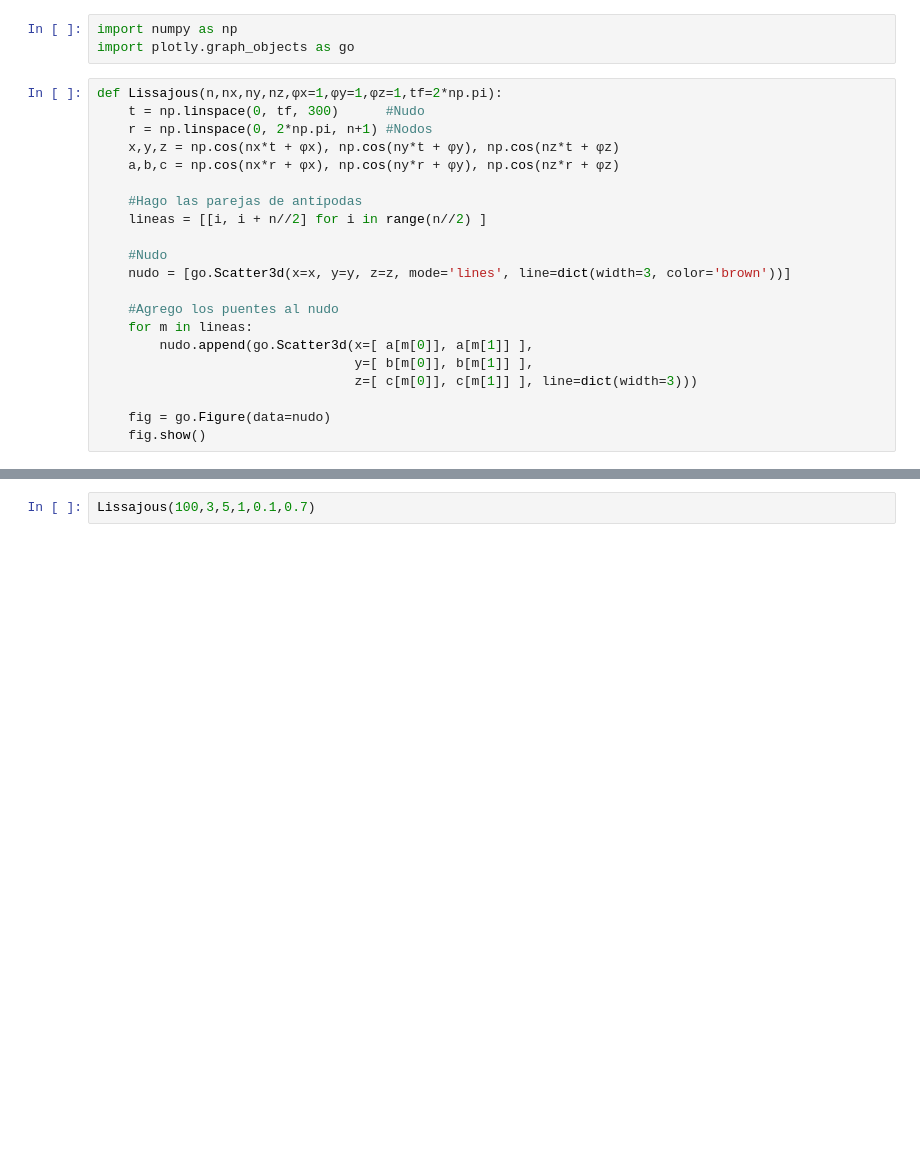
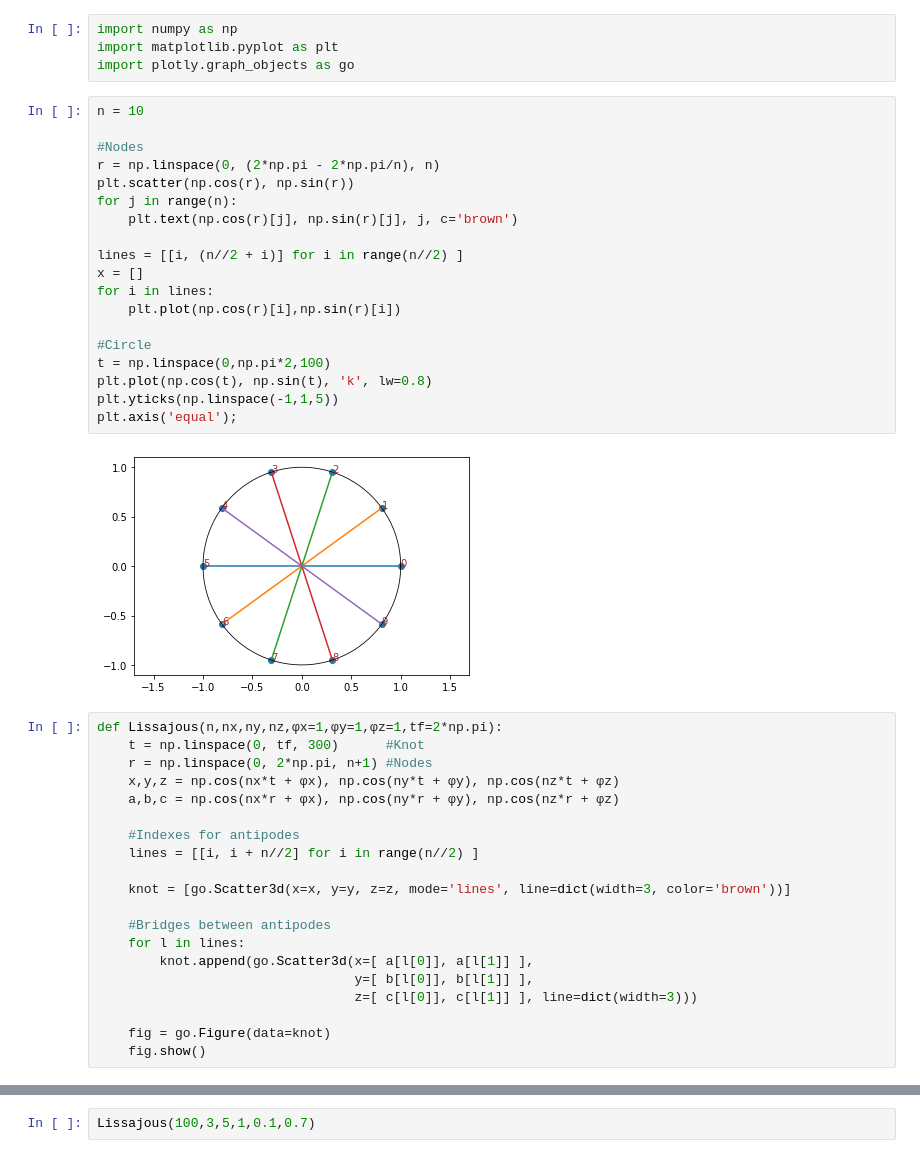
Before and after one commit to Fritz-Rodrigo/Lissajous_bridges, a Jupyter notebook: Lissajous with bridges.ipynb, the cells around one changed output, grey strips where cells are left out. Saved outputs shown, nothing was run; the diff lists cells and outputs as text; blank space fills up the shorter version.

```diff
--- a/Lissajous with bridges.ipynb
+++ b/Lissajous with bridges.ipynb
@@ -1,26 +1,47 @@
 # %%
 import numpy as np
+import matplotlib.pyplot as plt
 import plotly.graph_objects as go
+# %%
+n = 10
+
+#Nodes
+r = np.linspace(0, (2*np.pi - 2*np.pi/n), n)
+plt.scatter(np.cos(r), np.sin(r))
+for j in range(n):
+    plt.text(np.cos(r)[j], np.sin(r)[j], j, c='brown')
+
+lines = [[i, (n//2 + i)] for i in range(n//2) ]
+x = []
+for i in lines:
+    plt.plot(np.cos(r)[i],np.sin(r)[i])
+
+#Circle
+t = np.linspace(0,np.pi*2,100)
+plt.plot(np.cos(t), np.sin(t), 'k', lw=0.8)
+plt.yticks(np.linspace(-1,1,5))
+plt.axis('equal');
+# %% [output]
+[figure, added]
 # %%
 def Lissajous(n,nx,ny,nz,φx=1,φy=1,φz=1,tf=2*np.pi):
-    t = np.linspace(0, tf, 300)      #Nudo
-    r = np.linspace(0, 2*np.pi, n+1) #Nodos
+    t = np.linspace(0, tf, 300)      #Knot
+    r = np.linspace(0, 2*np.pi, n+1) #Nodes
     x,y,z = np.cos(nx*t + φx), np.cos(ny*t + φy), np.cos(nz*t + φz)
     a,b,c = np.cos(nx*r + φx), np.cos(ny*r + φy), np.cos(nz*r + φz)
 
-    #Hago las parejas de antípodas
-    lineas = [[i, i + n//2] for i in range(n//2) ]
+    #Indexes for antipodes
+    lines = [[i, i + n//2] for i in range(n//2) ]
 
-    #Nudo
-    nudo = [go.Scatter3d(x=x, y=y, z=z, mode='lines', line=dict(width=3, color='brown'))]
+    knot = [go.Scatter3d(x=x, y=y, z=z, mode='lines', line=dict(width=3, color='brown'))]
 
-    #Agrego los puentes al nudo
-    for m in lineas:
-        nudo.append(go.Scatter3d(x=[ a[m[0]], a[m[1]] ],
-                                 y=[ b[m[0]], b[m[1]] ],
-                                 z=[ c[m[0]], c[m[1]] ], line=dict(width=3)))
+    #Bridges between antipodes
+    for l in lines:
+        knot.append(go.Scatter3d(x=[ a[l[0]], a[l[1]] ],
+                                 y=[ b[l[0]], b[l[1]] ],
+                                 z=[ c[l[0]], c[l[1]] ], line=dict(width=3)))
 
-    fig = go.Figure(data=nudo)
+    fig = go.Figure(data=knot)
     fig.show()
 # %%
 Lissajous(10,3,5,1,0.1,0.7)
```
Also changed, not shown: parts of 1 cell of this notebook.
